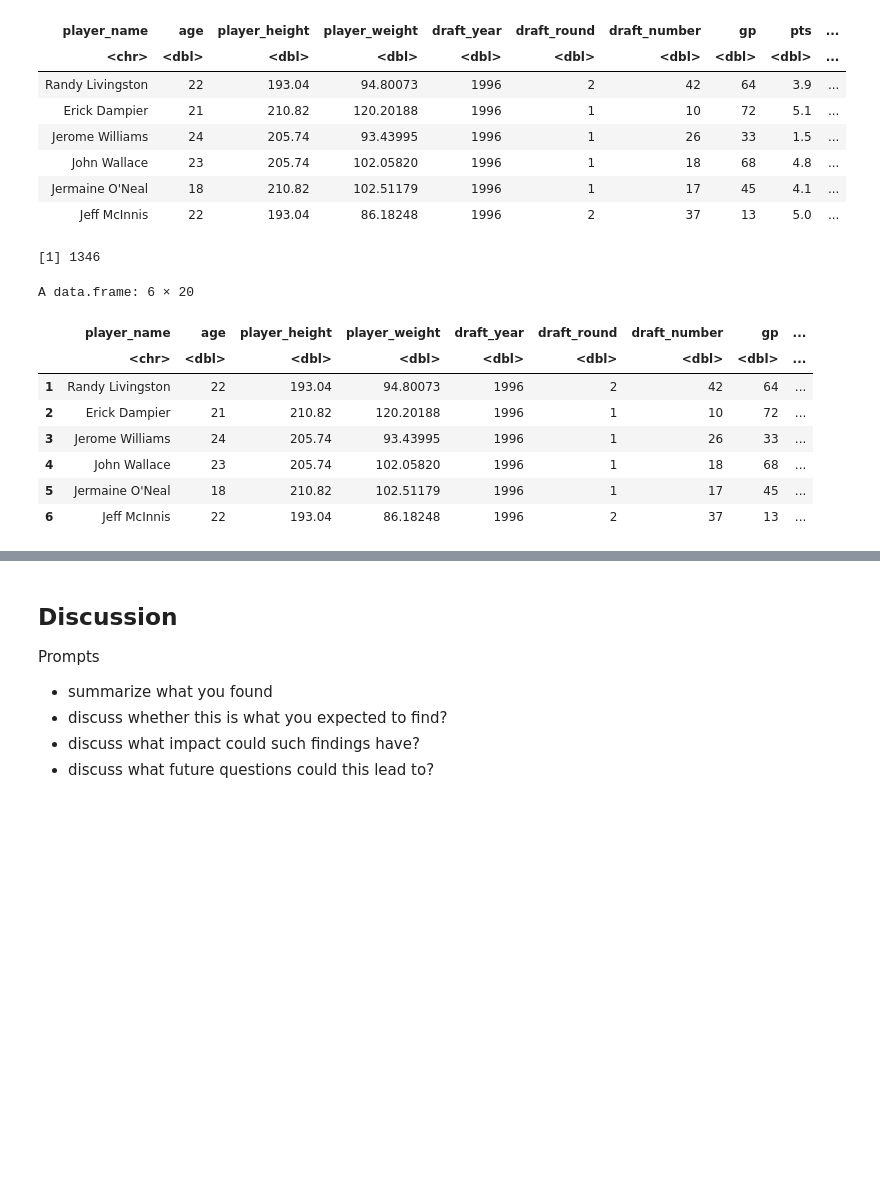
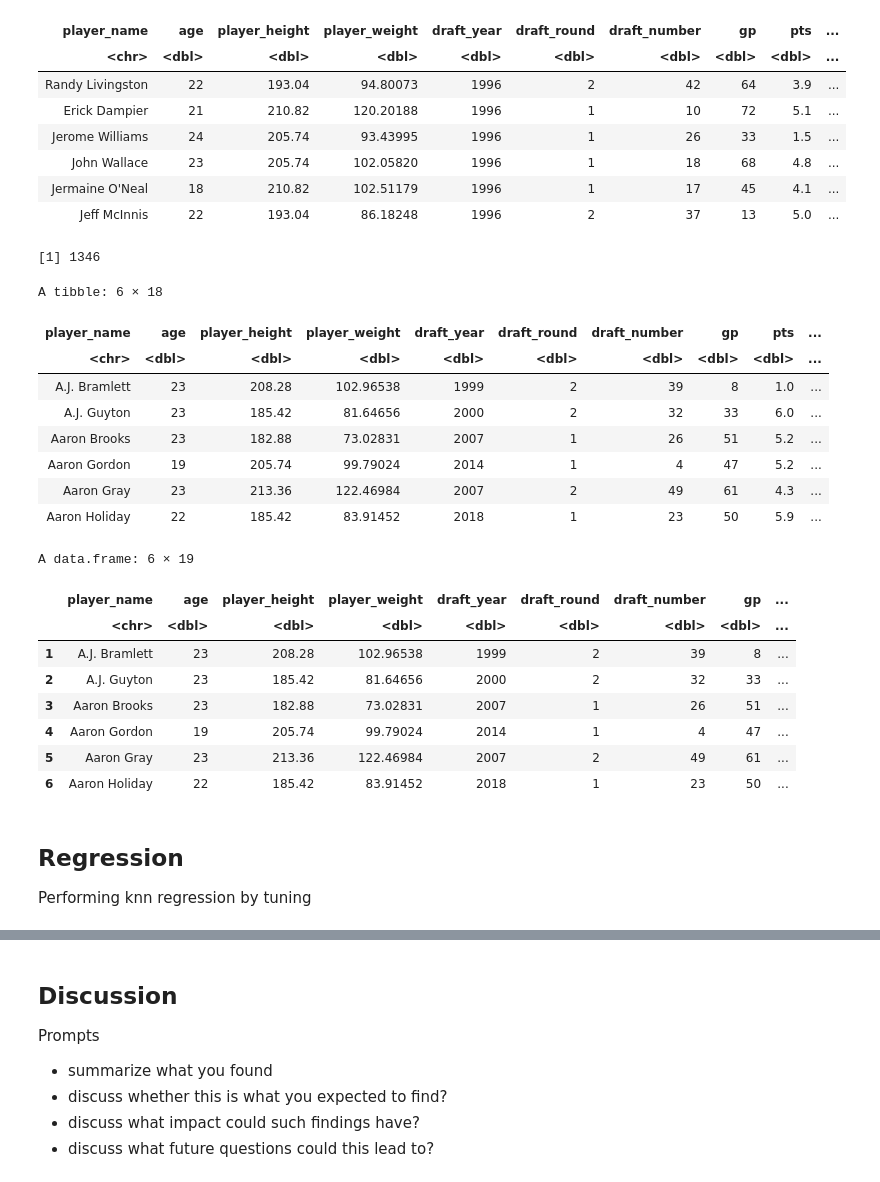
Before and after one commit to notjamesw/Group_Project_DSCI100, a Jupyter notebook: Project Report.ipynb, the cells around one changed output, grey strips where cells are left out. Saved outputs shown, nothing was run; the diff lists cells and outputs as text; code cells hidden in the pictures; blank space fills up the shorter version.

Commit message:
Completed Knn Regression

```diff
--- a/Project Report.ipynb
+++ b/Project Report.ipynb
@@ -203,24 +204,44 @@ A tibble: 6 × 18
 # %%
 # finding career points of nba players drafted between 1996 and 2021 and played their first season before 2022 (inclusive)
 nba_total_points <- nba_non_rookies_data |>
     group_by(player_name) |>
-    summarize("total_points" = sum(pts*gp))
+    summarize("total_points" = sum(pts*gp)) |>
+    select("total_points")
 
 nrow(nba_total_points)
-nba_training_labelled <- cbind(nba_training, nba_total_points)
-head(nba_training_labelled)
+
+# nba_training_labelled <- cbind(nba_training, nba_total_points)
+# head(nba_training_labelled)
 
 # new problem is that the players are sorted alphabetically in total points but chronologically in nba_training
 # to solve this issue, we must sort nba_training alphabetically and then cbind
-options(repr.plot.width = 10, repr.plot.height = 8)
+
+nba_training_ordered <- nba_training[order(nba_training$player_name),]
+head(nba_training_ordered)
+
+nba_training_labelled <- cbind(nba_training_ordered, nba_total_points)
+head(nba_training_labelled)
 # %% [output]
 [1] 1346
-A data.frame: 6 × 20
+A tibble: 6 × 18
-|  | player_name | age | player_height | player_weight | draft_year | draft_round | draft_number | gp | ... |
-|  | <chr> | <dbl> | <dbl> | <dbl> | <dbl> | <dbl> | <dbl> | <dbl> | ... |
-| 1 | Randy Livingston | 22 | 193.04 | 94.80073 | 1996 | 2 | 42 | 64 | ... |
-| 2 | Erick Dampier | 21 | 210.82 | 120.20188 | 1996 | 1 | 10 | 72 | ... |
-| 3 | Jerome Williams | 24 | 205.74 | 93.43995 | 1996 | 1 | 26 | 33 | ... |
-| 4 | John Wallace | 23 | 205.74 | 102.05820 | 1996 | 1 | 18 | 68 | ... |
-| 5 | Jermaine O'Neal | 18 | 210.82 | 102.51179 | 1996 | 1 | 17 | 45 | ... |
-| 6 | Jeff McInnis | 22 | 193.04 | 86.18248 | 1996 | 2 | 37 | 13 | ... |
+| player_name | age | player_height | player_weight | draft_year | draft_round | draft_number | gp | pts | ... |
+| <chr> | <dbl> | <dbl> | <dbl> | <dbl> | <dbl> | <dbl> | <dbl> | <dbl> | ... |
+| A.J. Bramlett | 23 | 208.28 | 102.96538 | 1999 | 2 | 39 | 8 | 1.0 | ... |
+| A.J. Guyton | 23 | 185.42 | 81.64656 | 2000 | 2 | 32 | 33 | 6.0 | ... |
+| Aaron Brooks | 23 | 182.88 | 73.02831 | 2007 | 1 | 26 | 51 | 5.2 | ... |
+| Aaron Gordon | 19 | 205.74 | 99.79024 | 2014 | 1 | 4 | 47 | 5.2 | ... |
+| Aaron Gray | 23 | 213.36 | 122.46984 | 2007 | 2 | 49 | 61 | 4.3 | ... |
+| Aaron Holiday | 22 | 185.42 | 83.91452 | 2018 | 1 | 23 | 50 | 5.9 | ... |
+A data.frame: 6 × 19
+|  | player_name | age | player_height | player_weight | draft_year | draft_round | draft_number | gp | ... |
+|  | <chr> | <dbl> | <dbl> | <dbl> | <dbl> | <dbl> | <dbl> | <dbl> | ... |
+| 1 | A.J. Bramlett | 23 | 208.28 | 102.96538 | 1999 | 2 | 39 | 8 | ... |
+| 2 | A.J. Guyton | 23 | 185.42 | 81.64656 | 2000 | 2 | 32 | 33 | ... |
+| 3 | Aaron Brooks | 23 | 182.88 | 73.02831 | 2007 | 1 | 26 | 51 | ... |
+| 4 | Aaron Gordon | 19 | 205.74 | 99.79024 | 2014 | 1 | 4 | 47 | ... |
+| 5 | Aaron Gray | 23 | 213.36 | 122.46984 | 2007 | 2 | 49 | 61 | ... |
+| 6 | Aaron Holiday | 22 | 185.42 | 83.91452 | 2018 | 1 | 23 | 50 | ... |
+# %% [markdown]
+## Regression ##
+
+Performing knn regression by tuning
```
Also changed, not shown: parts of 9 cells of this notebook.
